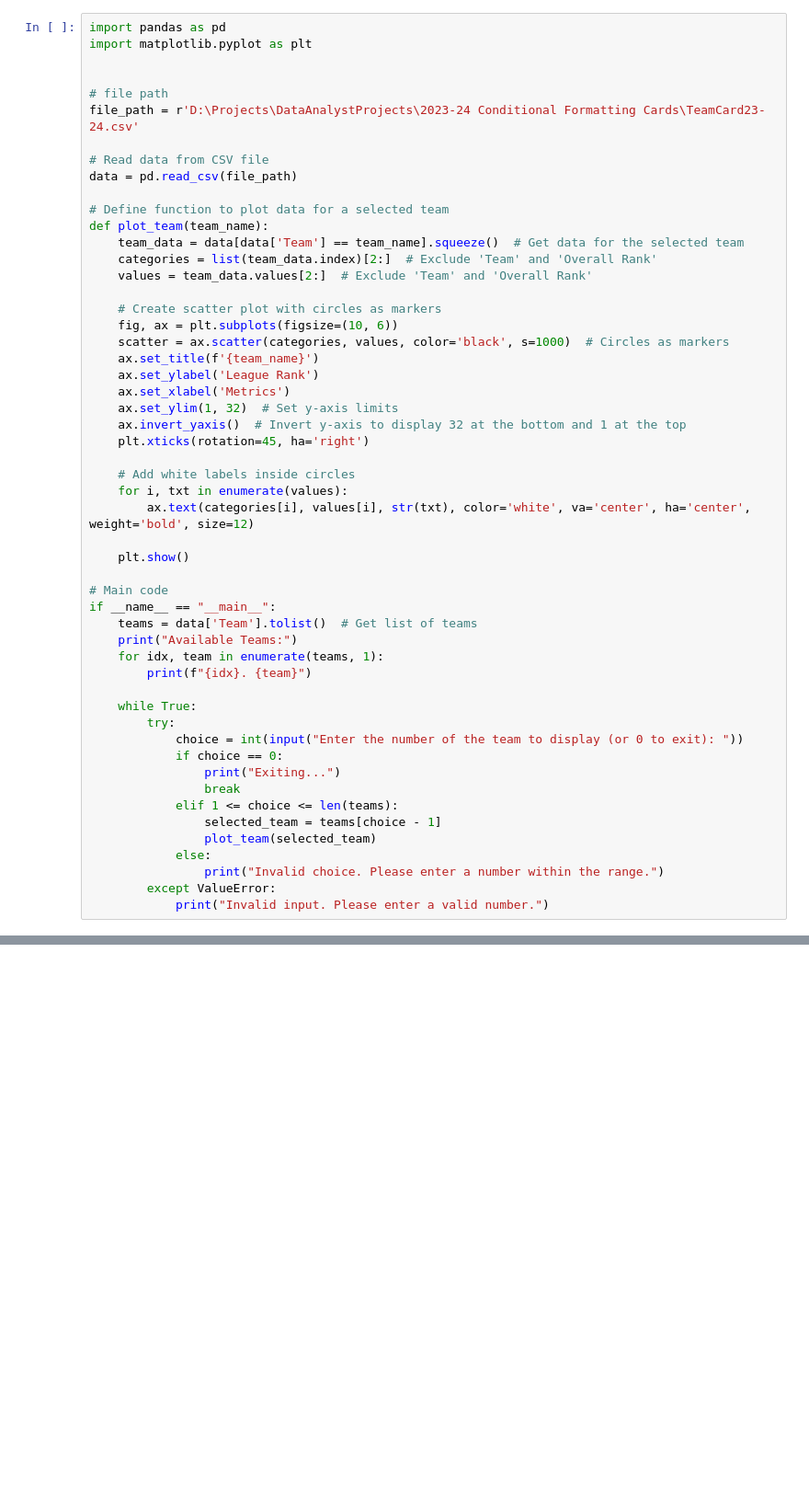
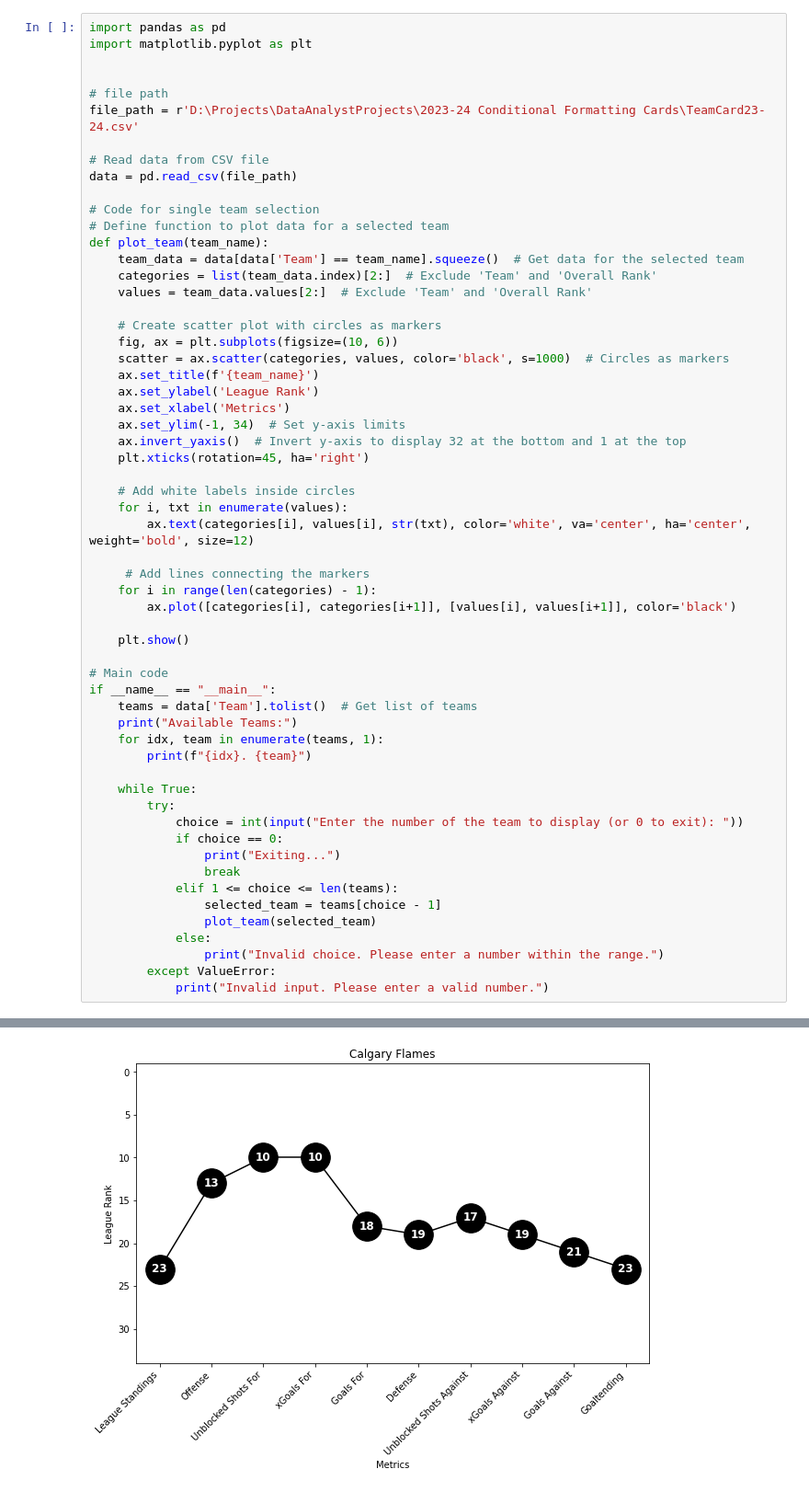
Before and after one commit to hatch47/DataAnalystProjects, a Jupyter notebook: 2023-24 Conditional Formatting Cards/TeamCard23-24.ipynb, the cells around one changed output, grey strips where cells are left out. Shown: that part at 92% size. Cells and saved outputs as stored; diff of their text form; blank space fills up the shorter version.

```diff
--- a/2023-24 Conditional Formatting Cards/TeamCard23-24.ipynb
+++ b/2023-24 Conditional Formatting Cards/TeamCard23-24.ipynb
@@ -9,6 +9,7 @@ file_path = r'D:\Projects\DataAnalystProjects\2023-24 Conditional Formatting Car
 # Read data from CSV file
 data = pd.read_csv(file_path)
 
+# Code for single team selection
 # Define function to plot data for a selected team
 def plot_team(team_name):
     team_data = data[data['Team'] == team_name].squeeze()  # Get data for the selected team
@@ -21,13 +22,17 @@ def plot_team(team_name):
     ax.set_title(f'{team_name}')
     ax.set_ylabel('League Rank')
     ax.set_xlabel('Metrics')
-    ax.set_ylim(1, 32)  # Set y-axis limits
+    ax.set_ylim(-1, 34)  # Set y-axis limits
     ax.invert_yaxis()  # Invert y-axis to display 32 at the bottom and 1 at the top
     plt.xticks(rotation=45, ha='right')
 
     # Add white labels inside circles
     for i, txt in enumerate(values):
         ax.text(categories[i], values[i], str(txt), color='white', va='center', ha='center', weight='bold', size=12)
+
+     # Add lines connecting the markers
+    for i in range(len(categories) - 1):
+        ax.plot([categories[i], categories[i+1]], [values[i], values[i+1]], color='black')
 
     plt.show()
 
@@ -71,0 +77 @@ Available Teams:
+[figure, added]
```
Also changed, not shown: parts of 2 cells of this notebook, 5 other files.
